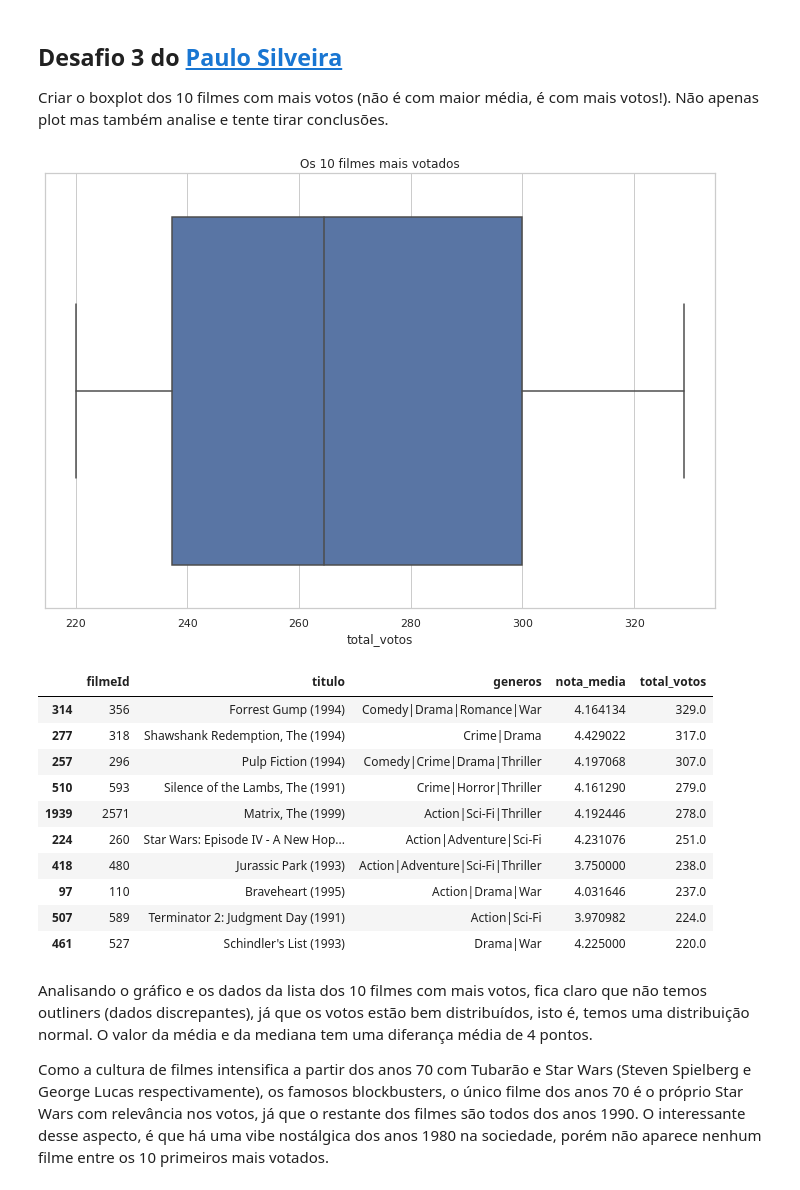
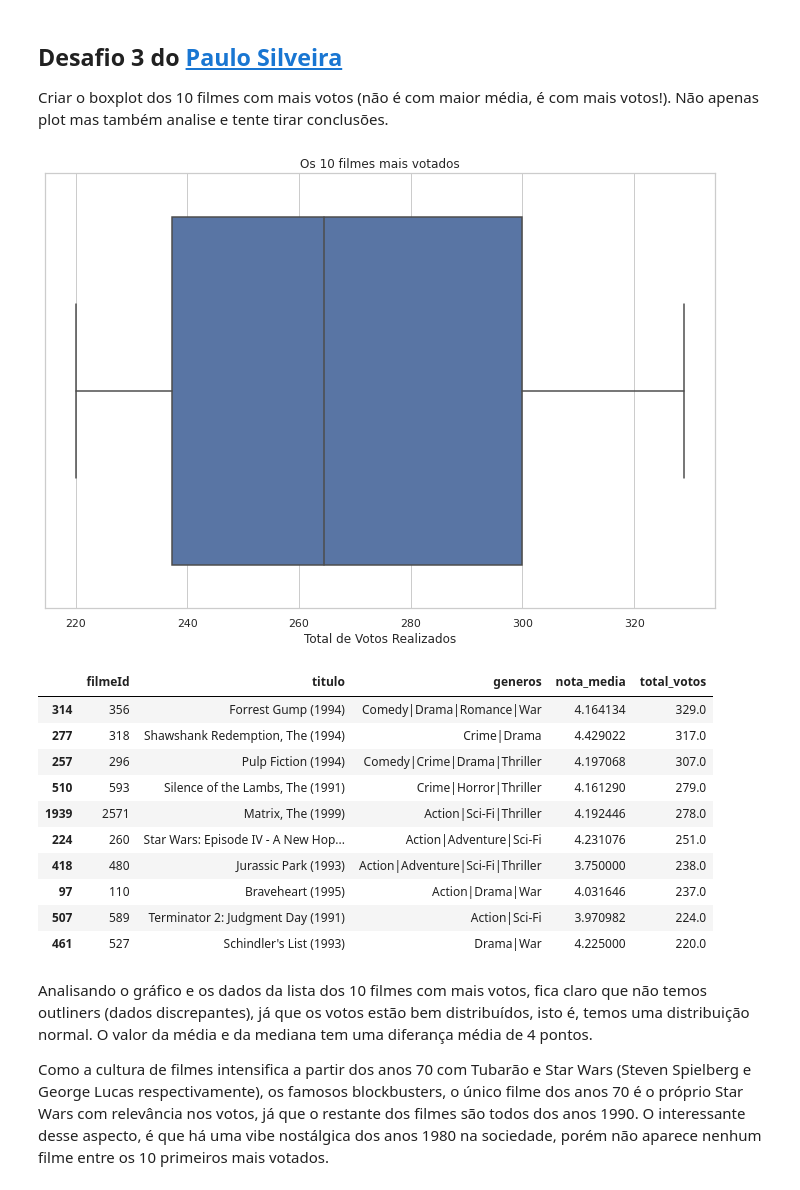
Before and after one commit to itimes-digital/quarentena-dados-alura, a Jupyter notebook: QuarentenaDados_aula02.ipynb, the cells around one changed output. Drawn from its saved outputs; the diff is of its cells as text; code cells hidden in the pictures.

```diff
--- a/QuarentenaDados_aula02.ipynb
+++ b/QuarentenaDados_aula02.ipynb
@@ -879,23 +879,25 @@ Name: nota, dtype: float64
 # %%
 import numpy as np
 total_notas_por_filme = avaliacoes.groupby("filmeId")["nota"].count()
 filmes_com_media = filmes_com_media.rename(columns={'nota': 'nota_media'})
 
 filmes_com_media_total = filmes_com_media.join(total_notas_por_filme, on="filmeId")
 filmes_com_media_total = filmes_com_media_total.rename(columns={'nota': 'total_votos'})
 
 dez_primeiros_filmes_total_votos = filmes_com_media_total.sort_values("total_votos", ascending=False).head(10)
 
 dez_primeiros_filmes_total_votos
 
 sns.set(style="whitegrid")
 plt.figure(figsize=(12,8))
 plt.title("Os 10 filmes mais votados")
-ax = sns.boxplot(x=dez_primeiros_filmes_total_votos["total_votos"] )
+ax = sns.boxplot(x=dez_primeiros_filmes_total_votos["total_votos"] ).set(
+    xlabel='Total de Votos Realizados'
+)
 plt.show()
 dez_primeiros_filmes_total_votos
 # %% [output]
-[figure, old version]
+[figure, new version]
 |  | filmeId | titulo | generos | nota_media | total_votos |
 | 314 | 356 | Forrest Gump (1994) | Comedy|Drama|Romance|War | 4.164134 | 329.0 |
 | 277 | 318 | Shawshank Redemption, The (1994) | Crime|Drama | 4.429022 | 317.0 |
```
